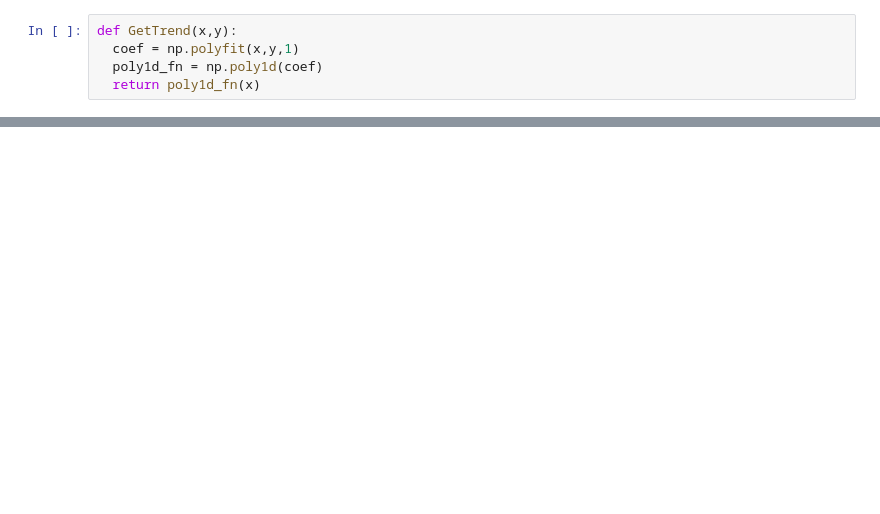
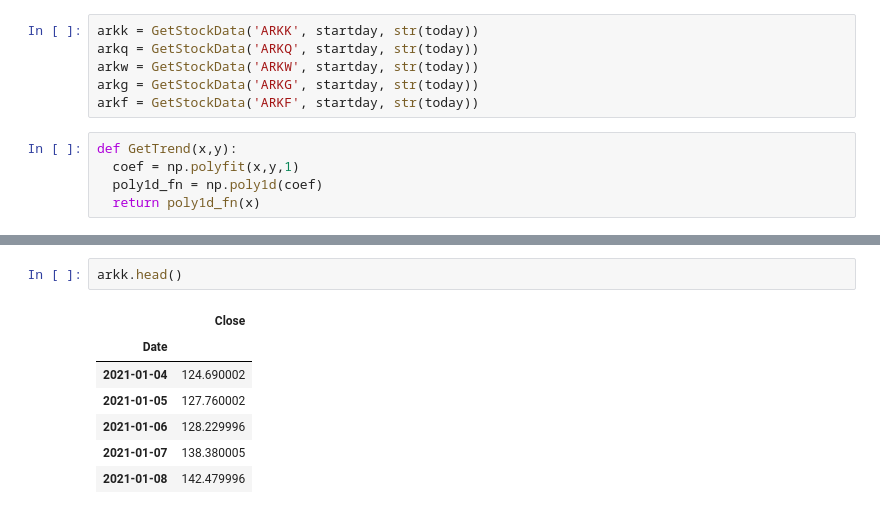
Before and after one commit to rajivsresearch/SP500, a Jupyter notebook: Tracking_Trends.ipynb, the cells around one changed output, grey strips where cells are left out. Cells and saved outputs as stored; diff of their text form; blank space fills up the shorter version.

```diff
--- a/Tracking_Trends.ipynb
+++ b/Tracking_Trends.ipynb
@@ -50,6 +50,12 @@ tsla = GetStockData('TSLA', startday, str(today))
 tenyr = GetStockData('^TNX', startday, str(today))
 tsx = GetStockData('^GSPTSE', startday, str(today))
 vix = GetStockData('^VIX', startday, str(today))
+# %%
+arkk = GetStockData('ARKK', startday, str(today))
+arkq = GetStockData('ARKQ', startday, str(today))
+arkw = GetStockData('ARKW', startday, str(today))
+arkg = GetStockData('ARKG', startday, str(today))
+arkf = GetStockData('ARKF', startday, str(today))
 # %%
 def GetTrend(x,y):
   coef = np.polyfit(x,y,1)
@@ -100,0 +149,10 @@ plt.savefig(str(today)+'.png')
+# %%
+arkk.head()
+# %% [output]
+|  | Close |
+| Date |  |
+| 2021-01-04 | 124.690002 |
+| 2021-01-05 | 127.760002 |
+| 2021-01-06 | 128.229996 |
+| 2021-01-07 | 138.380005 |
+| 2021-01-08 | 142.479996 |
```
Also changed, not shown: parts of 4 cells of this notebook.
